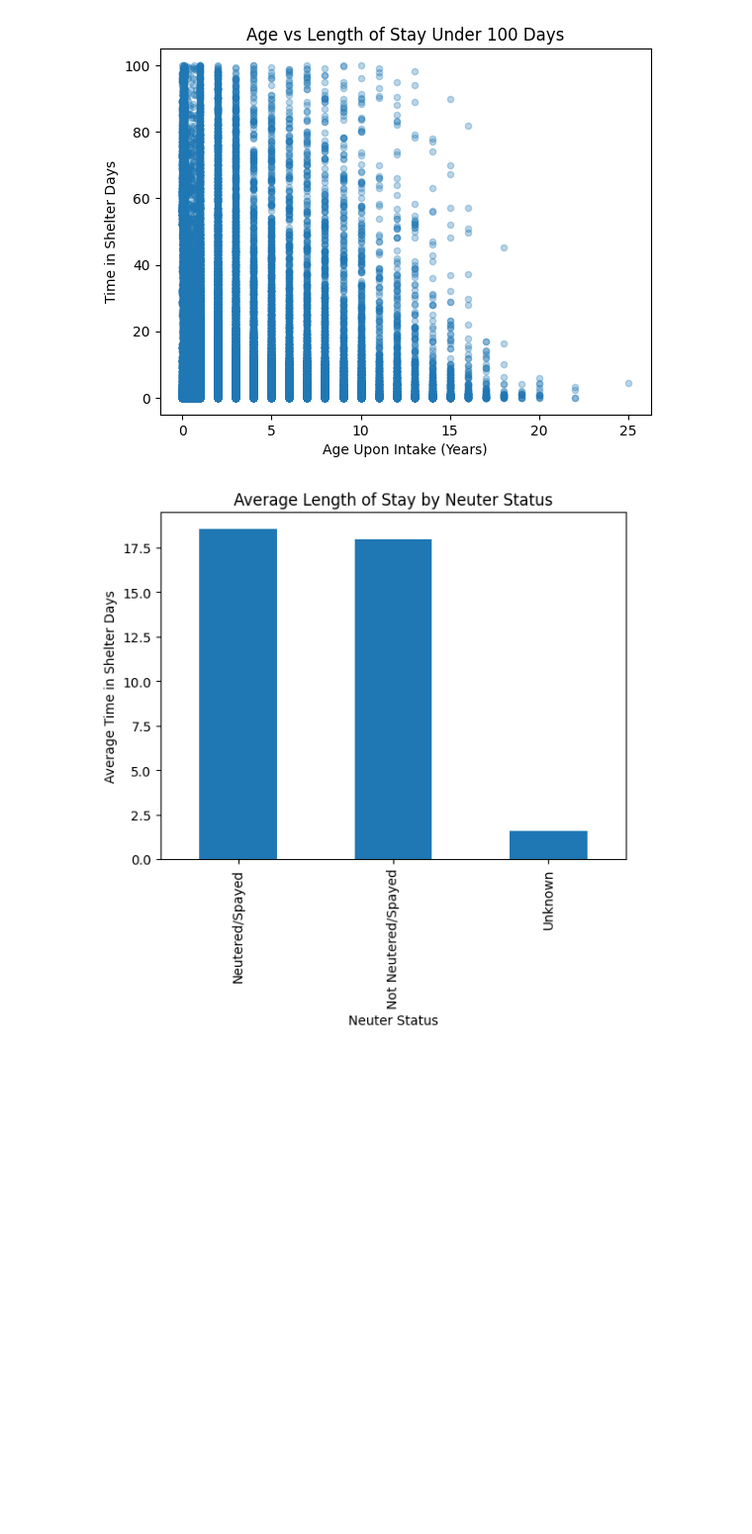
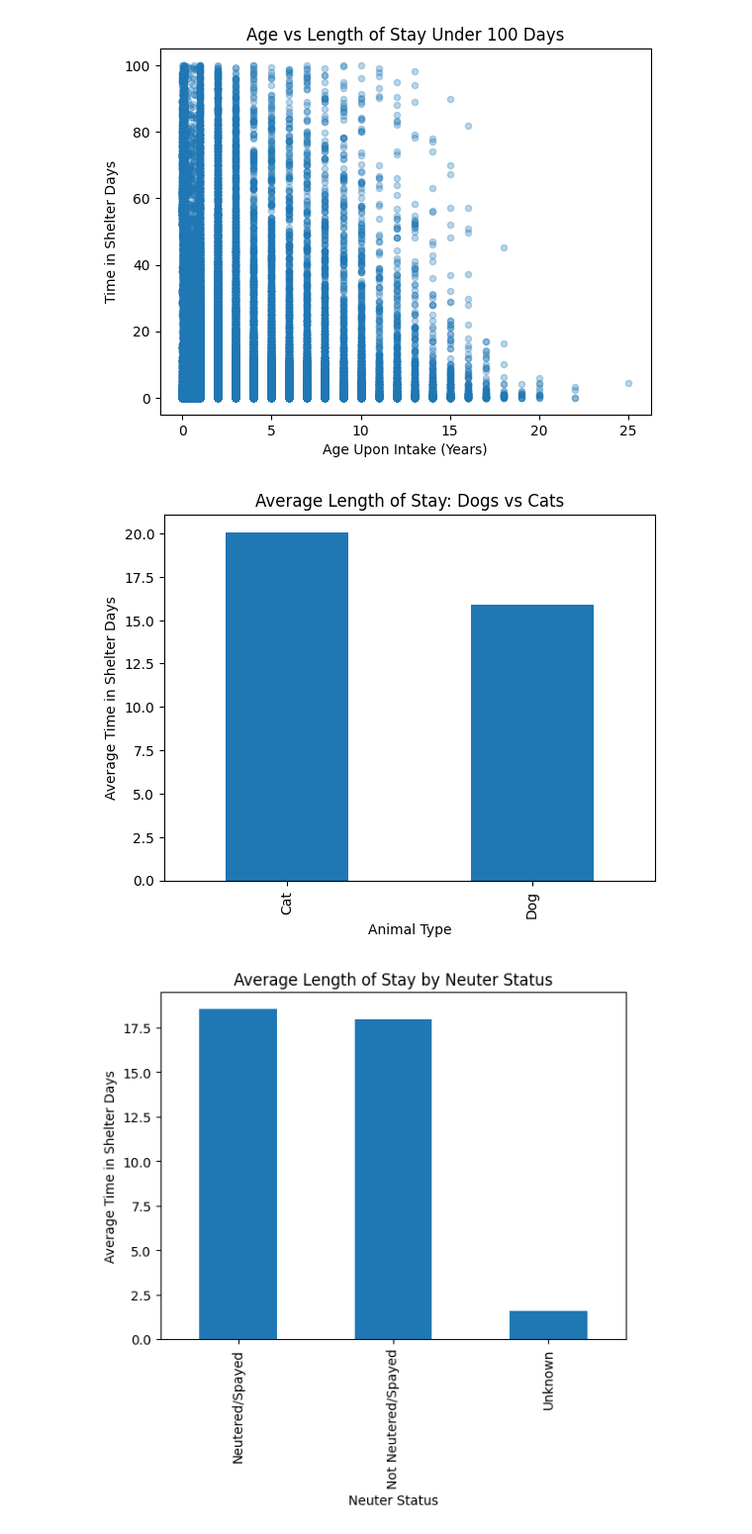
Before and after one commit to paw-some-pals/furcast, a Jupyter notebook: source/aac_eda.ipynb, the cells around one changed output. Shown at 99% size. Cells and saved outputs as stored; diff of their text form; code cells hidden in the pictures; blank space fills up the shorter version.

```diff
--- a/source/aac_eda.ipynb
+++ b/source/aac_eda.ipynb
@@ -292,22 +279,17 @@ plt.show()
 [figure]
 [figure]
 # %%
-#Compare dog vs cat and time_in_shelter
+# Filter the dataset to only include dogs and cats
 dog_cat = df[df["animal_type"].isin(["Dog", "Cat"])]
 
-
+#Average length of stay for dogs vs cats
 dog_cat.groupby("animal_type")["time_in_shelter_days"].mean().plot(kind="bar")
 plt.xlabel("Animal Type")
 plt.ylabel("Average Time in Shelter Days")
 plt.title("Average Length of Stay: Dogs vs Cats")
 plt.show()
-
-
-dog_cat.groupby("animal_type")["time_in_shelter_days"].median().plot(kind="bar")
-plt.xlabel("Animal Type")
-plt.ylabel("Median Time in Shelter Days")
-plt.title("Median Length of Stay: Dogs vs Cats")
-plt.show()
+# %% [output]
+[figure, added]
 # %%
 #Compare neutered vs not neutered and time_in_shelter
 
```
Also changed, not shown: parts of 2 cells of this notebook.
